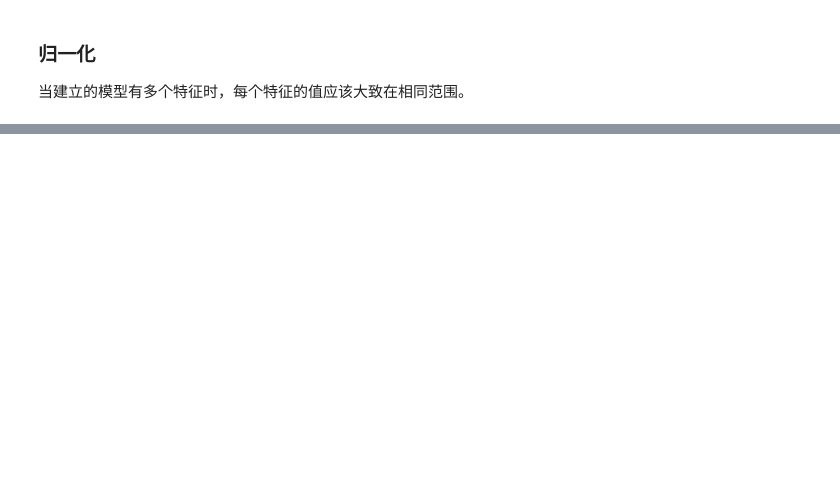
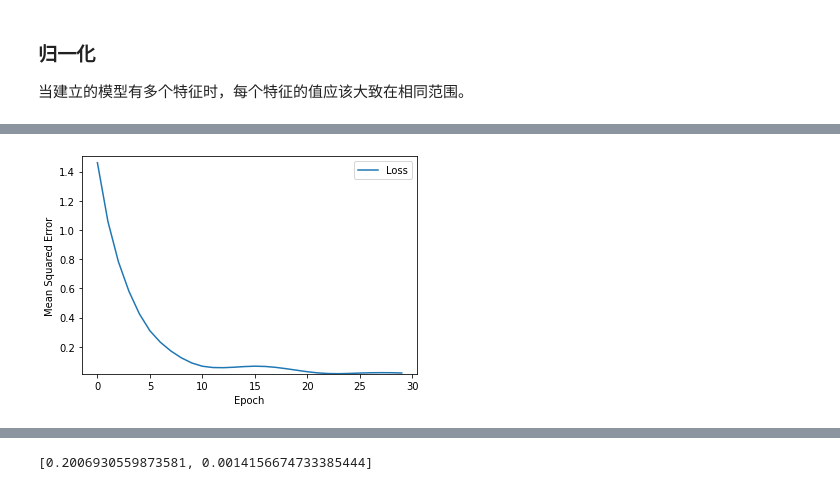
Before and after one commit to fact-h/LightGBM-for-flooding-prdiction, a Jupyter notebook: main.ipynb, the cells around one changed output, grey strips where cells are left out. Cells and saved outputs as stored; diff of their text form; code cells hidden in the pictures; blank space fills up the shorter version.

```diff
--- a/main.ipynb
+++ b/main.ipynb
@@ -75,0 +194,19 @@ rain_tide_conbine =
+# %%
+def train_model(model, dataset, epochs, label_name, batch_size=None, my_validation_split=0.2):
+  # 将数据集分为特征和标签
+  # 特征存储为字典类型
+  features = {name:np.array(value) for name, value in dataset.items()}
+  label = np.array(features.pop(label_name))
+
+  # 训练模型，并将结果存储在history
+  history = model.fit(x=features, y=label, batch_size=batch_size,
+                      epochs=epochs, shuffle=True,
+                      validation_split=my_validation_split)
+  # epochs列表从history剩余部分分开存储
+  epochs = history.epoch
+
+  # 为追踪训练进展，得到每个epoch的模型均方差
+  hist = pd.DataFrame(history.history)
+  mse = hist["mean_squared_error"]
+
+  return epochs, mse
@@ -75,0 +216,27 @@ rain_tide_conbine =
+# %%
+# 下面的变量是超参数
+learning_rate = 0.01
+epochs = 30
+batch_size = None
+
+# 将原始的训练集分为一个较小的训练集和一个验证集
+validation_split = 0.2
+
+# 指定标签，即水深
+label_name = "depth"
+
+# 构建模型拓扑结构，输入学习率和特征层
+my_model = create_model(learning_rate, my_feature_layer)
+
+# 使用归一化后的训练集训练模型，模型使用feature_layer定义的特征，此处全部使用
+epochs, mse = train_model(my_model, train_df_norm, epochs,
+                          label_name, batch_size,
+                          validation_split)
+plot_the_loss_curve(epochs, mse)
+
+# 使用训练集建立模型后，使用测试集测试模型
+test_features = {name:np.array(value) for name, value in test_df_norm.items()}
+test_label = np.array(test_features.pop(label_name)) # 分离标签
+print("\n 使用测试集评估模型：")
+my_model.evaluate(x=test_features, y=test_label)
+# %% [output]
@@ -75,0 +262 @@ rain_tide_conbine =
+[figure, added]
@@ -75,0 +265 @@ rain_tide_conbine =
+[0.2006930559873581, 0.0014156674733385444]
```
Also changed, not shown: parts of 22 cells of this notebook.
